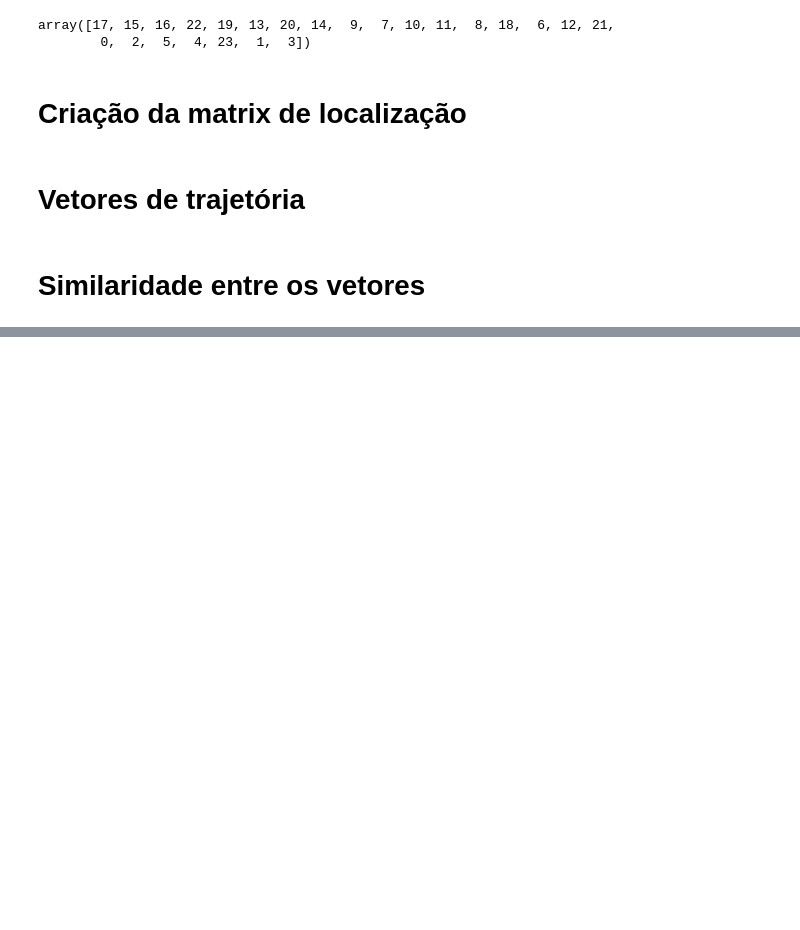
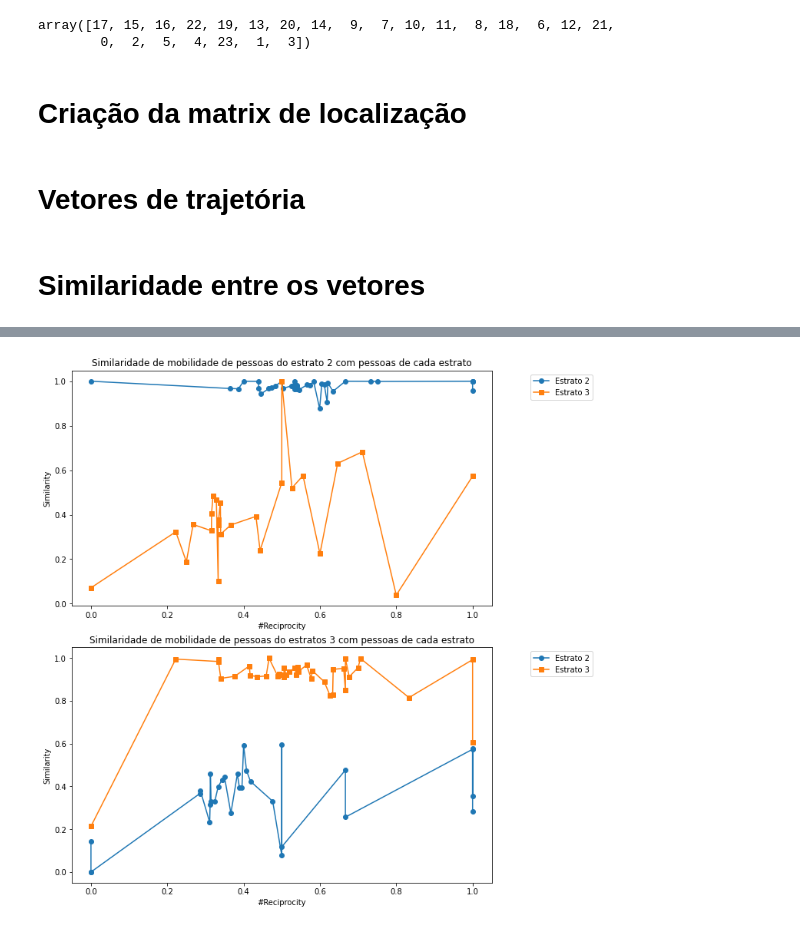
Before and after one commit to ghmc91/Projeto_Mestrado, a Jupyter notebook: Location_Matrix.ipynb, the cells around one changed output, grey strips where cells are left out. Saved outputs shown, nothing was run; the diff lists cells and outputs as text; code cells hidden in the pictures; blank space fills up the shorter version.

```diff
--- a/Location_Matrix.ipynb
+++ b/Location_Matrix.ipynb
@@ -249,3 +216,49 @@ plt.show()
+# %%
+x1 = df_reciprocity[0]['Reciprocity'].to_numpy()
+y1 = df_reciprocity[0]['Cosine_Similarity'].to_numpy()
+
+x2 = df_reciprocity[1]['Reciprocity'].to_numpy()
+y2 = df_reciprocity[1]['Cosine_Similarity'].to_numpy()
+
+#x3 = df_reciprocity[2]['Reciprocity'].to_numpy()
+#y3 = df_reciprocity[2]['Cosine_Similarity'].to_numpy()
+
+_x1 = df_reciprocity[3]['Reciprocity'].to_numpy()
+_y1 = df_reciprocity[3]['Cosine_Similarity'].to_numpy()
+
+_x2 = df_reciprocity[4]['Reciprocity'].to_numpy()
+_y2 = df_reciprocity[4]['Cosine_Similarity'].to_numpy()
+
+#_x3 = df_reciprocity[5]['Reciprocity'].to_numpy()
+#_y3 = df_reciprocity[5]['Cosine_Similarity'].to_numpy()
+
+fig, (ax1, ax2) = plt.subplots(2,1,figsize=(10,10), constrained_layout=True)
+
+ax1.plot(x1, y1, label='Estrato 2', marker='o')
+ax1.plot(x2, y2, label='Estrato 3', marker='s')
+#ax1.plot(x3, y3, label='Todos os estratos', marker='p')
+
+ax1.set_xlabel('#Reciprocity')
+ax1.set_ylabel('Similarity')
+
+ax1.set_title('Similaridade de mobilidade de pessoas do estrato 2 com pessoas de cada estrato')
+ax1.legend(loc="upper right", bbox_to_anchor=(1.25, 1))
+
+ax2.plot(_x1, _y1, label='Estrato 2', marker='o')
+ax2.plot(_x2, _y2, label='Estrato 3', marker='s')
+#ax2.plot(_x3, _y3, label='Todos os estratos', marker='p')
+
+ax2.set_xlabel('#Reciprocity')
+ax2.set_ylabel('Similarity')
+
+ax2.set_title('Similaridade de mobilidade de pessoas do estratos 3 com pessoas de cada estrato')
+ax2.legend(loc="upper right", bbox_to_anchor=(1.25, 1))
+
+plt.savefig('/home/gustavo/Desktop/Mestrado/mestrado_dados/graficos/Similaridade_x_rank/Similridade_reciprocity.png')
+
+plt.show()
+# %% [output]
+[figure, added]
 # %%
 def autolabel(rects):
     """Attach a text label above each bar in *rects*, displaying its height."""
```
Also changed, not shown: parts of 16 cells of this notebook, 16 other files.
